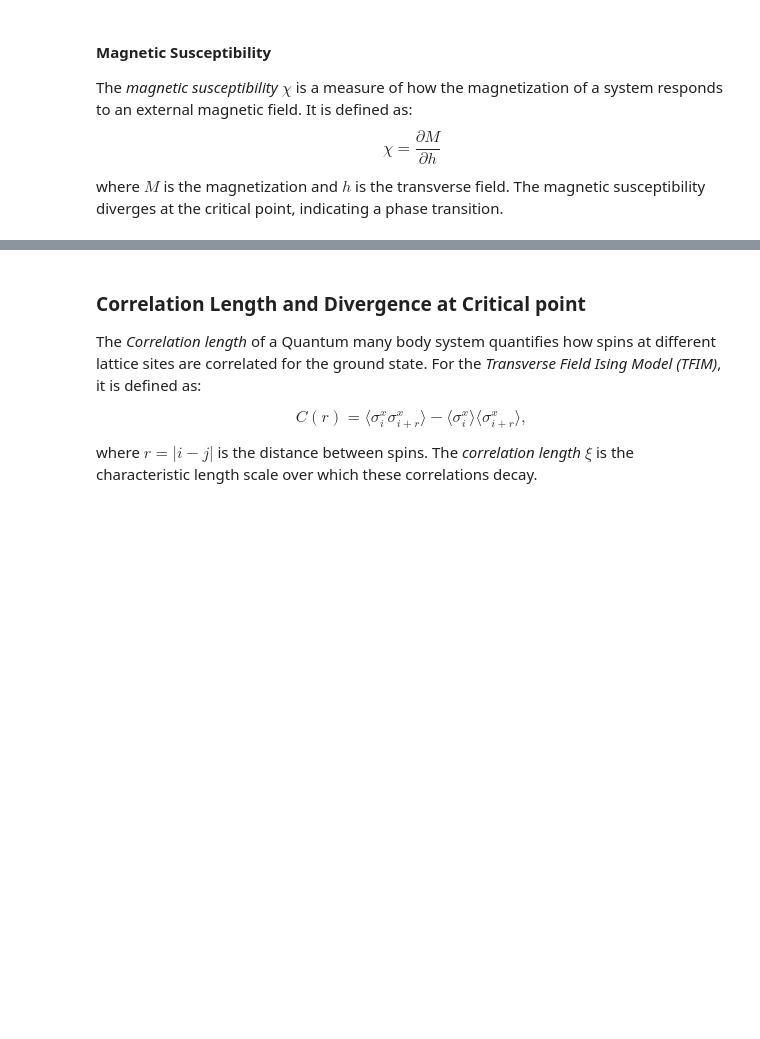
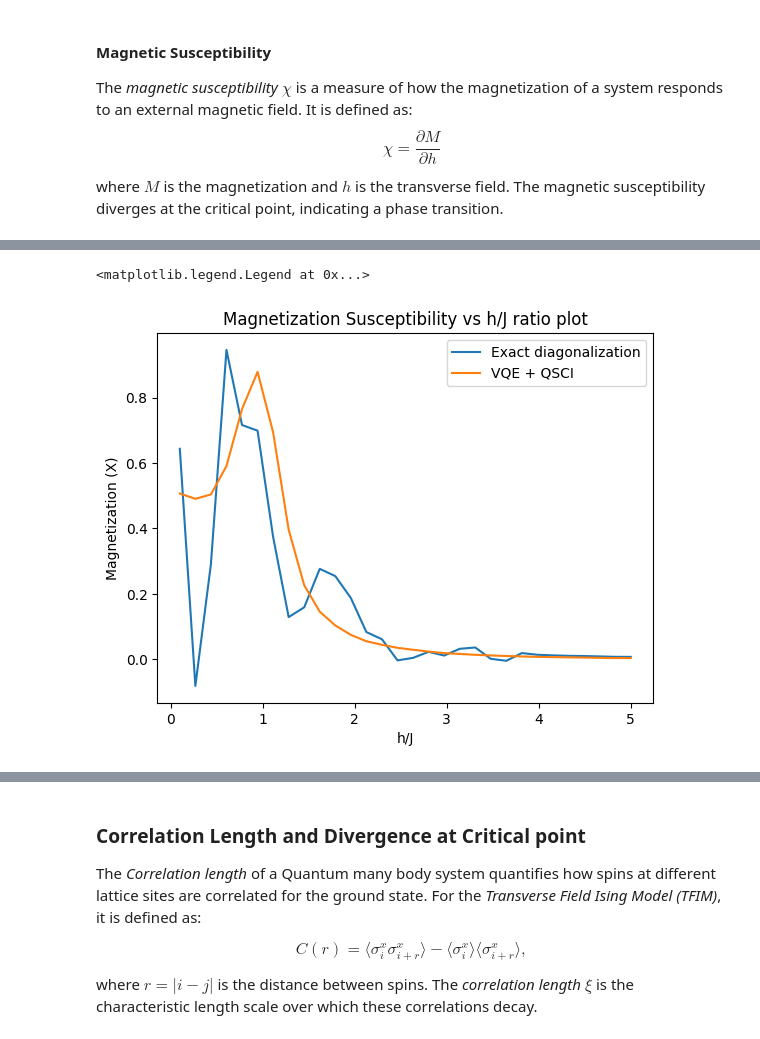
Before and after one commit to QunaSys/quri-parts, a Jupyter notebook: quri_sdk_notebooks/examples/0_quri-algo-vm/5_tfim/TFIM.ipynb, the cells around one changed output, grey strips where cells are left out. Drawn from its saved outputs; the diff is of its cells as text; code cells hidden in the pictures; blank space fills up the shorter version.

```diff
--- a/quri_sdk_notebooks/examples/0_quri-algo-vm/5_tfim/TFIM.ipynb
+++ b/quri_sdk_notebooks/examples/0_quri-algo-vm/5_tfim/TFIM.ipynb
@@ -504,0 +570,10 @@ plt.plot(s, np.gradient(magnetization, h[1] - h[0]))
+# %%
+plt.xlabel('h/J')
+plt.ylabel('Magnetization (Χ)')
+plt.title('Magnetization Susceptibility vs h/J ratio plot')
+plt.plot(h_J, np.gradient(exact_magnetization, h_J[1] - h_J[0]), label='Exact diagonalization')
+plt.plot(h_J, np.gradient(magnetization, h_J[1] - h_J[0]), label='VQE + QSCI')
+plt.legend()
+# %% [output]
+<matplotlib.legend.Legend at 0x...>
+[figure, added]
```
Also changed, not shown: parts of 28 cells of this notebook, 2 other files.
